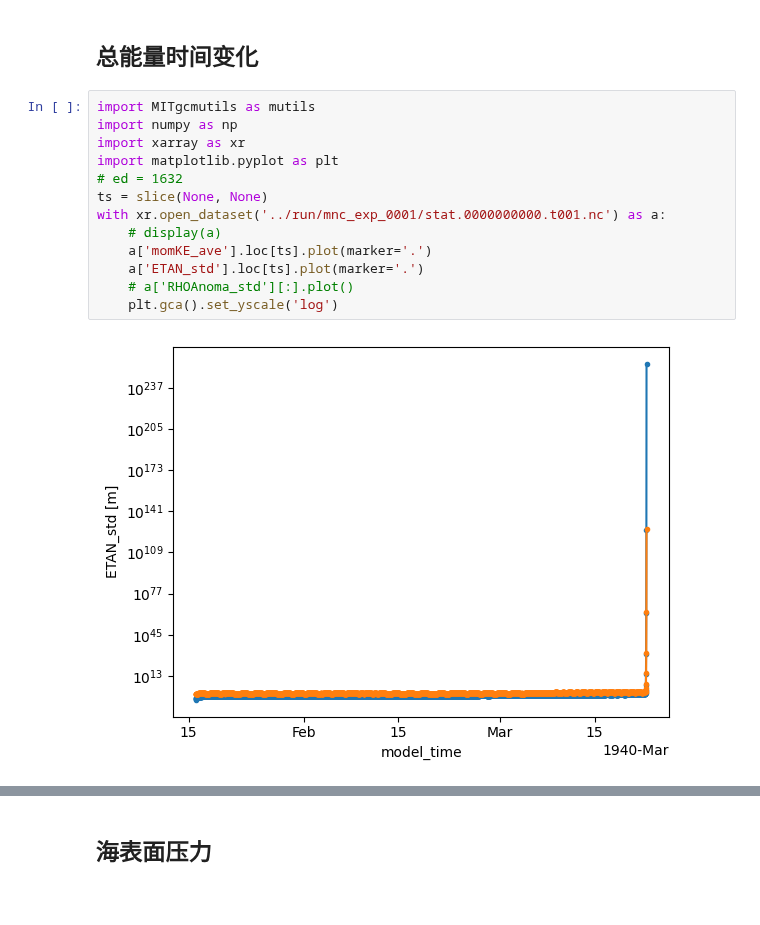
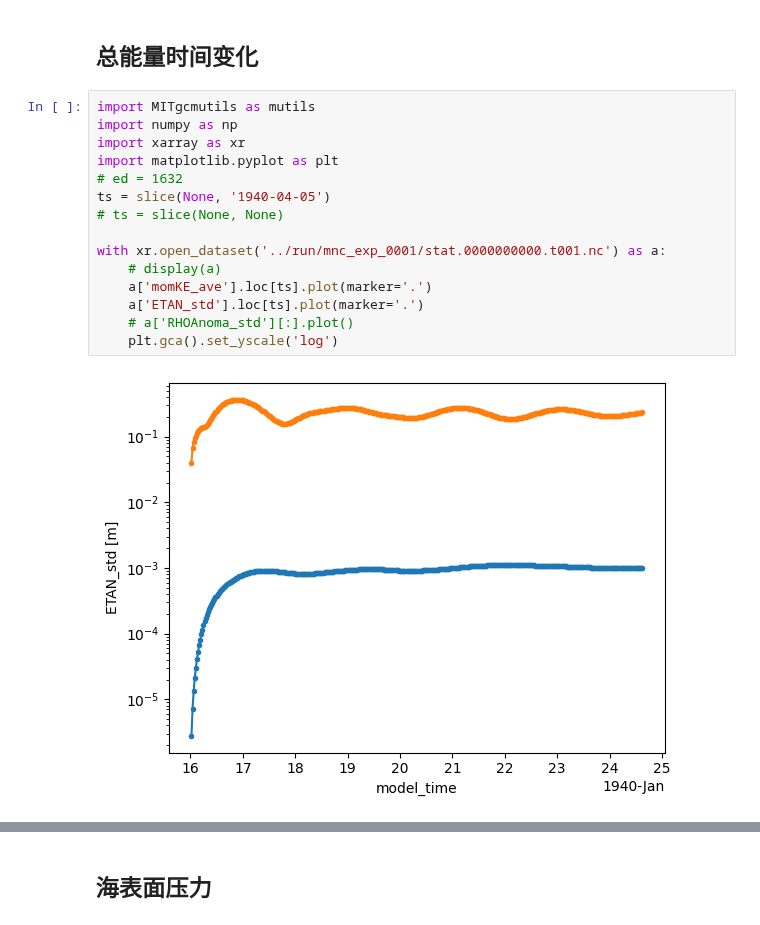
Before and after one commit to FattyZH/eqp-dlfv-mitgcm-era5, a Jupyter notebook: script/analysis.ipynb, the cells around one changed output, grey strips where cells are left out. Cells and saved outputs as stored; diff of their text form.

```diff
--- a/script/analysis.ipynb
+++ b/script/analysis.ipynb
@@ -3,18 +3,20 @@
 # %%
 import MITgcmutils as mutils
 import numpy as np
 import xarray as xr
 import matplotlib.pyplot as plt
 # ed = 1632
-ts = slice(None, None)
+ts = slice(None, '1940-04-05')
+# ts = slice(None, None)
+
 with xr.open_dataset('../run/mnc_exp_0001/stat.0000000000.t001.nc') as a:
     # display(a)
     a['momKE_ave'].loc[ts].plot(marker='.')
     a['ETAN_std'].loc[ts].plot(marker='.')
     # a['RHOAnoma_std'][:].plot()
     plt.gca().set_yscale('log')
 # %% [output]
-[figure, old version]
+[figure, new version]
 # %%
 import MITgcmutils as mutils
 import numpy as np
```
Also changed, not shown: parts of 1 cell of this notebook, 4 other files.
